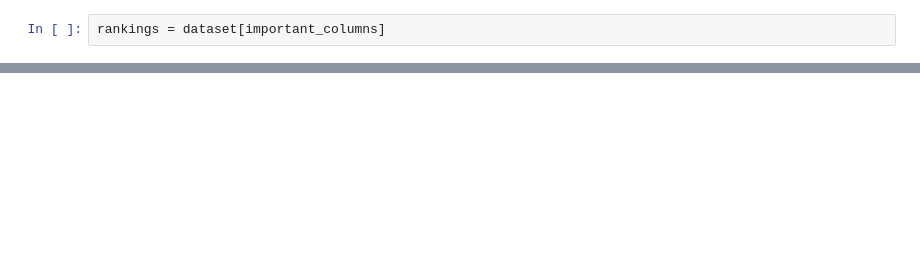
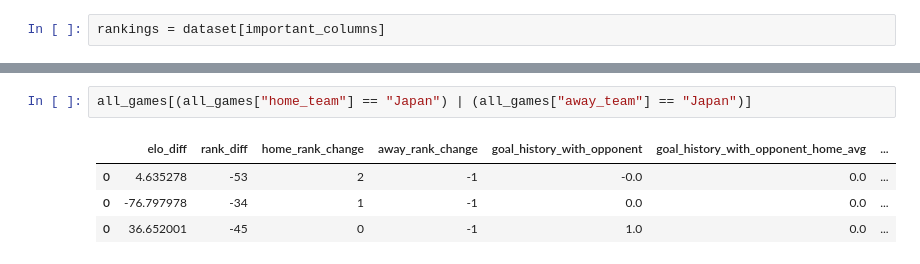
Before and after one commit to Villux/world_cup, a Jupyter notebook: world_cup_predictor.ipynb, the cells around one changed output, grey strips where cells are left out. Saved outputs shown, nothing was run; the diff lists cells and outputs as text; blank space fills up the shorter version.

```diff
--- a/world_cup_predictor.ipynb
+++ b/world_cup_predictor.ipynb
@@ -401,0 +559,7 @@ def get_prediction_row(home, away):
+# %%
+all_games[(all_games["home_team"] == "Japan") | (all_games["away_team"] == "Japan")]
+# %% [output]
+|  | elo_diff | rank_diff | home_rank_change | away_rank_change | goal_history_with_opponent | goal_history_with_opponent_home_avg | ... |
+| 0 | 4.635278 | -53 | 2 | -1 | -0.0 | 0.0 | ... |
+| 0 | -76.797978 | -34 | 1 | -1 | 0.0 | 0.0 | ... |
+| 0 | 36.652001 | -45 | 0 | -1 | 1.0 | 0.0 | ... |
```
Also changed, not shown: parts of 32 cells of this notebook.
